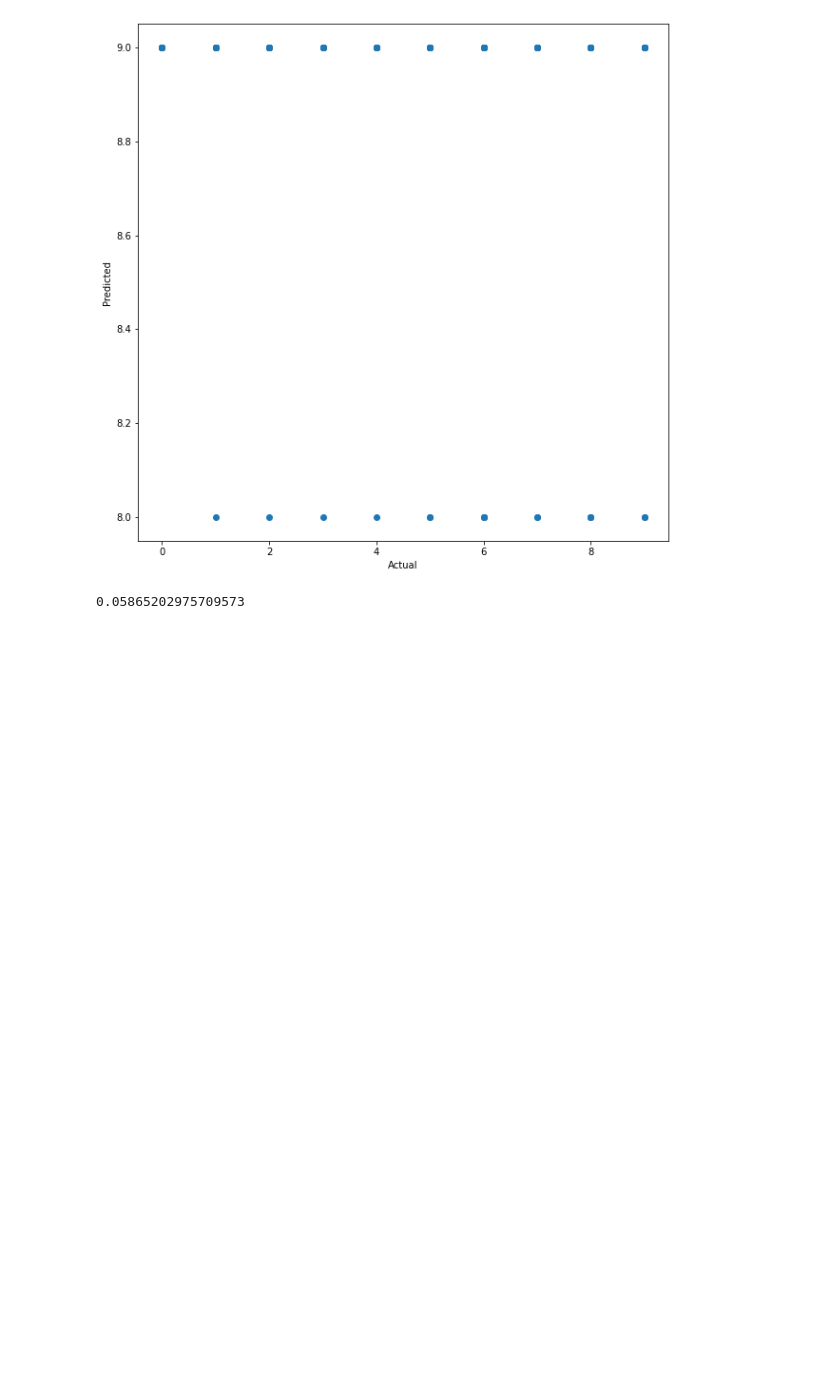
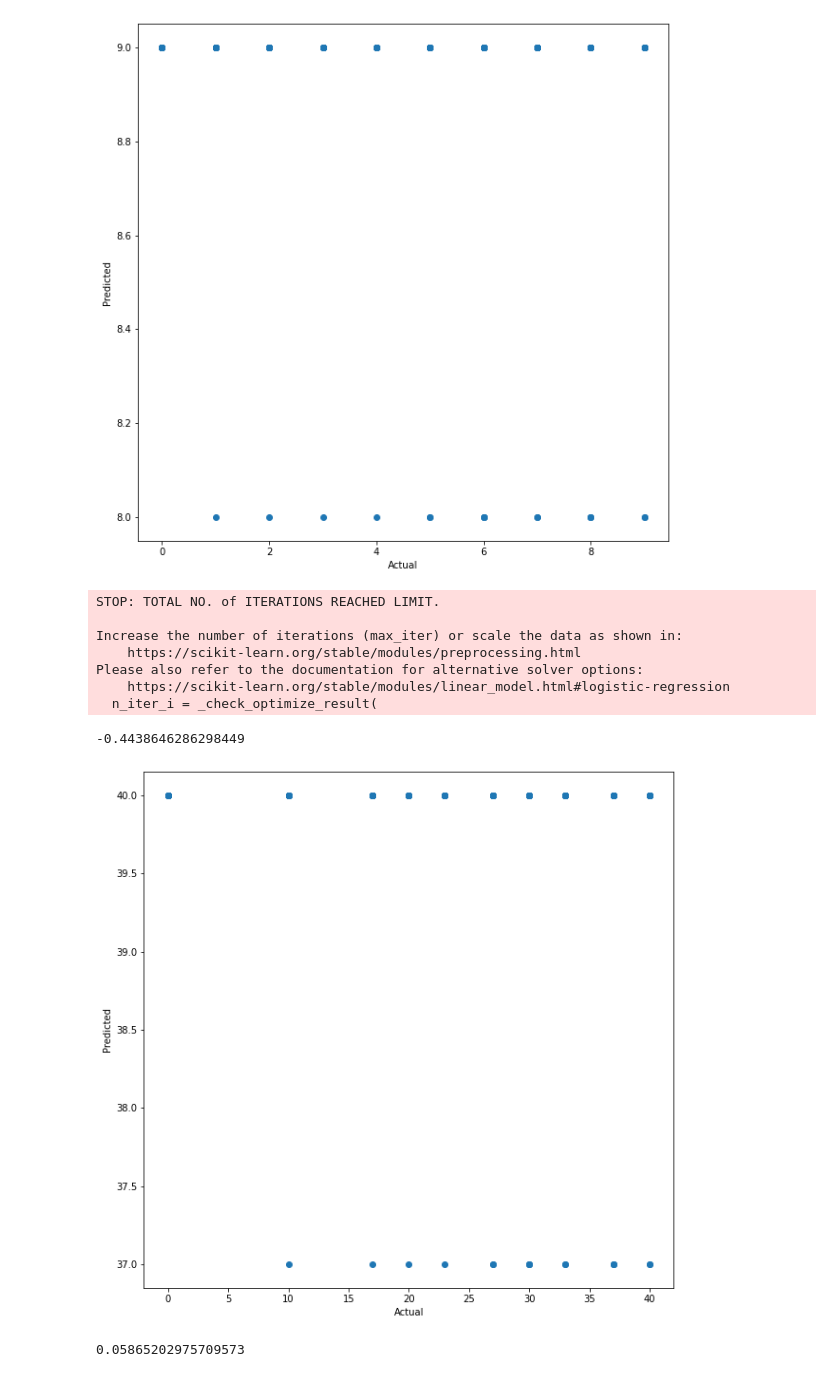
Before and after one commit to EAltunoglu/cmpe492, a Jupyter notebook: grade_sleep.ipynb, the cells around one changed output. Drawn from its saved outputs; the diff is of its cells as text; code cells hidden in the pictures; blank space fills up the shorter version.

Commit message:
Survey data

```diff
--- a/grade_sleep.ipynb
+++ b/grade_sleep.ipynb
@@ -21,8 +21,10 @@ sleeps = pd.read_csv("original_data/sleep.csv")
 # grades = pd.read_csv("original_data/grades_numeric.csv")
 grades = pd.read_csv("original_data/grade_numeric.csv")
 # %%
-sleep_grade = pd.merge(sleeps, grades, on=['egoid'])
-sleep_grade.to_csv('merged_data/sleep_grade.csv', index=False)
+# sleep_grade = pd.merge(sleeps, grades, on=['egoid'])
+# sleep_grade.to_csv('merged_data/sleep_grade.csv', index=False)
+
+sleep_grade = pd.read_csv('merged_data/sleep_grade.csv')
 
 # sleep_grade = pd.read_csv('sleep_grade_data/sleep_grade_0.csv')
 # sleep_grade = pd.read_csv('merged_data/sleep_grade_org.csv')
@@ -171,6 +173,37 @@ Please also refer to the documentation for alternative solver options:
   n_iter_i = _check_optimize_result(
 -0.4743056885220449
 [figure]
+# %%
+sleep_grade_temp = sleep_grade.dropna()
+x = sleep_grade_temp[['bedtimedur']].values
+y = sleep_grade_temp['grade'].values
+y *= 10
+y = [int(_) for _ in y]
+# print(y)
+
+x_train, x_test, y_train, y_test = train_test_split(x, y, test_size=0.25, random_state=0)
+from sklearn.linear_model import LogisticRegression
+ml = LogisticRegression(multi_class='multinomial', solver='lbfgs')
+ml.fit(x_train, y_train)
+
+y_pred = ml.predict(x_test)
+print(r2_score(y_test, y_pred))
+
+plt.figure(figsize=(10,10))
+plt.scatter(y_test, y_pred)
+plt.xlabel('Actual')
+plt.ylabel('Predicted')
+plt.show()
+# %% [output]
+STOP: TOTAL NO. of ITERATIONS REACHED LIMIT.
+
+Increase the number of iterations (max_iter) or scale the data as shown in:
+    https://scikit-learn.org/stable/modules/preprocessing.html
+Please also refer to the documentation for alternative solver options:
+    https://scikit-learn.org/stable/modules/linear_model.html#logistic-regression
+  n_iter_i = _check_optimize_result(
+-0.4438646286298449
+[figure, added]
 # %%
 from scripts.correlation_analysis import corr_analysis
 
```
Also changed, not shown: 5 other files.
